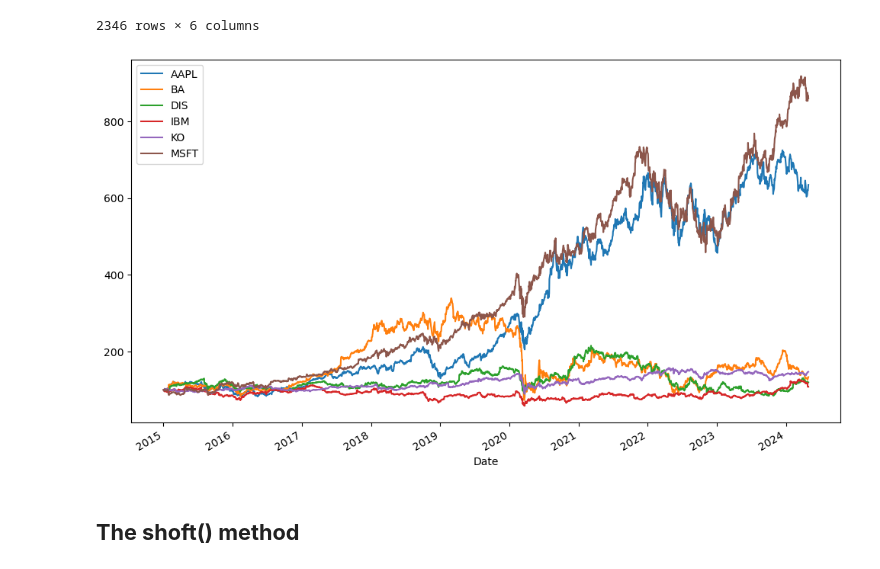
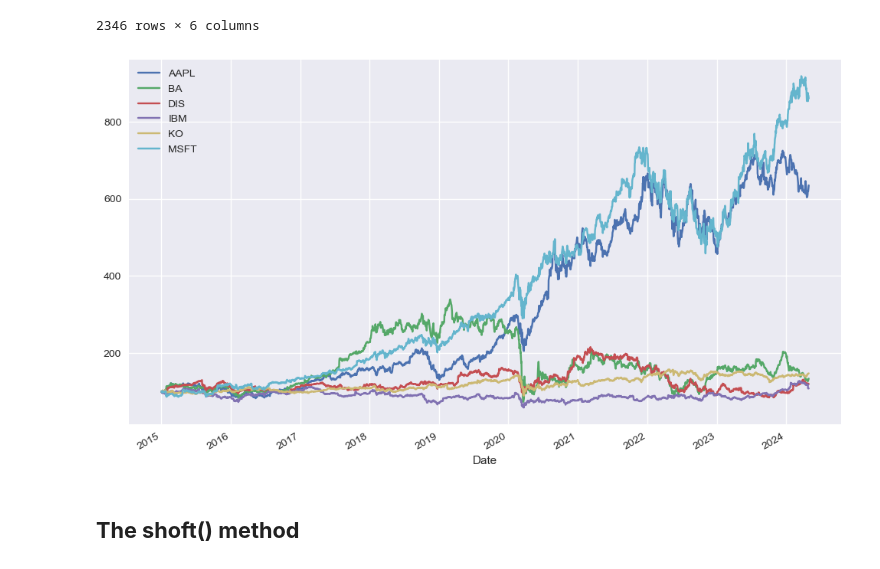
Before and after one commit to alchemistbg/udemy-the-complete-pandas-bootcamp, a Jupyter notebook: Section-24/Pandas_for_Finance_and_Investments.ipynb, the cells around one changed output. Saved outputs shown, nothing was run; the diff lists cells and outputs as text; code cells hidden in the pictures.

```diff
--- a/Section-24/Pandas_for_Finance_and_Investments.ipynb
+++ b/Section-24/Pandas_for_Finance_and_Investments.ipynb
@@ -281,9 +281,10 @@ close.div(close.iloc[0]).mul(100)
 norm_data = close.div(close.iloc[0]).mul(100)
 # %%
 norm_data.plot(figsize = (12, 7))
+plt.style.use('seaborn-v0_8-dark')
 plt.show()
 # %% [output]
-[figure, old version]
+[figure, new version]
 # %% [markdown]
 ## **The shoft() method**
 # %%
```
Also changed, not shown: parts of 31 cells of this notebook, 1 other file.
